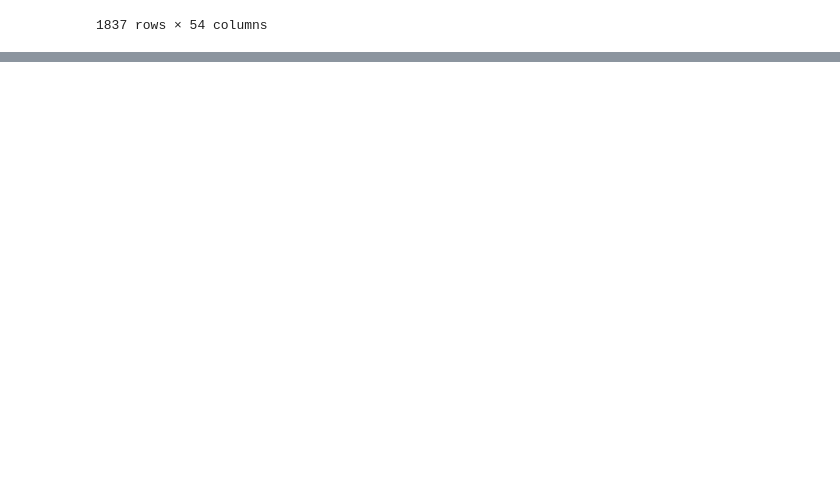
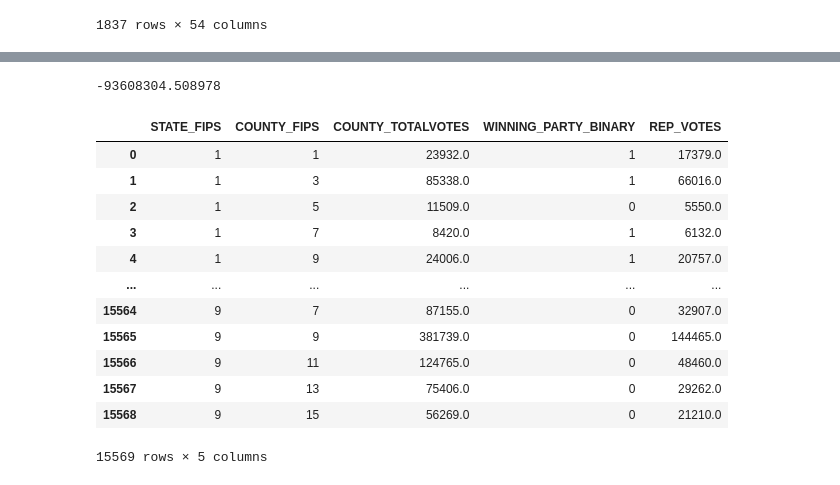
Before and after one commit to ehuang13/w210-presidential-election, a Jupyter notebook: harith/notebook/2020 Prediction Pipeline Phase 1.ipynb, the cells around one changed output, grey strips where cells are left out. Drawn from its saved outputs; the diff is of its cells as text; code cells hidden in the pictures; blank space fills up the shorter version.

```diff
--- a/harith/notebook/2020 Prediction Pipeline Phase 1.ipynb
+++ b/harith/notebook/2020 Prediction Pipeline Phase 1.ipynb
@@ -570,0 +569,4 @@ data_2020.loc[data_2020['HOUSE_WINNING_BINARY'] == 0]
+# %%
+24758.491022 - 93633063
+# %% [output]
+-93608304.508978
@@ -570,0 +575,21 @@ data_2020.loc[data_2020['HOUSE_WINNING_BINARY'] == 0]
+# %%
+votes_historcail_df = pd.read_csv("../../data/combined_jun22_train.csv", encoding = "ISO-8859-1")
+votes_df = pd.read_csv("../../data/F20_predictions_jun28.csv")
+# %%
+votes_historcail_df_copy = votes_historcail_df[['STATE_FIPS', 'COUNTY_FIPS', 'COUNTY_TOTALVOTES', 'WINNING_PARTY_BINARY', 'REP_VOTES']]
+# %%
+votes_historcail_df_copy
+# %% [output]
+|  | STATE_FIPS | COUNTY_FIPS | COUNTY_TOTALVOTES | WINNING_PARTY_BINARY | REP_VOTES |
+| 0 | 1 | 1 | 23932.0 | 1 | 17379.0 |
+| 1 | 1 | 3 | 85338.0 | 1 | 66016.0 |
+| 2 | 1 | 5 | 11509.0 | 0 | 5550.0 |
+| 3 | 1 | 7 | 8420.0 | 1 | 6132.0 |
+| 4 | 1 | 9 | 24006.0 | 1 | 20757.0 |
+| ... | ... | ... | ... | ... | ... |
+| 15564 | 9 | 7 | 87155.0 | 0 | 32907.0 |
+| 15565 | 9 | 9 | 381739.0 | 0 | 144465.0 |
+| 15566 | 9 | 11 | 124765.0 | 0 | 48460.0 |
+| 15567 | 9 | 13 | 75406.0 | 0 | 29262.0 |
+| 15568 | 9 | 15 | 56269.0 | 0 | 21210.0 |
+15569 rows × 5 columns
```
Also changed, not shown: parts of 41 cells of this notebook, 2 other files.
